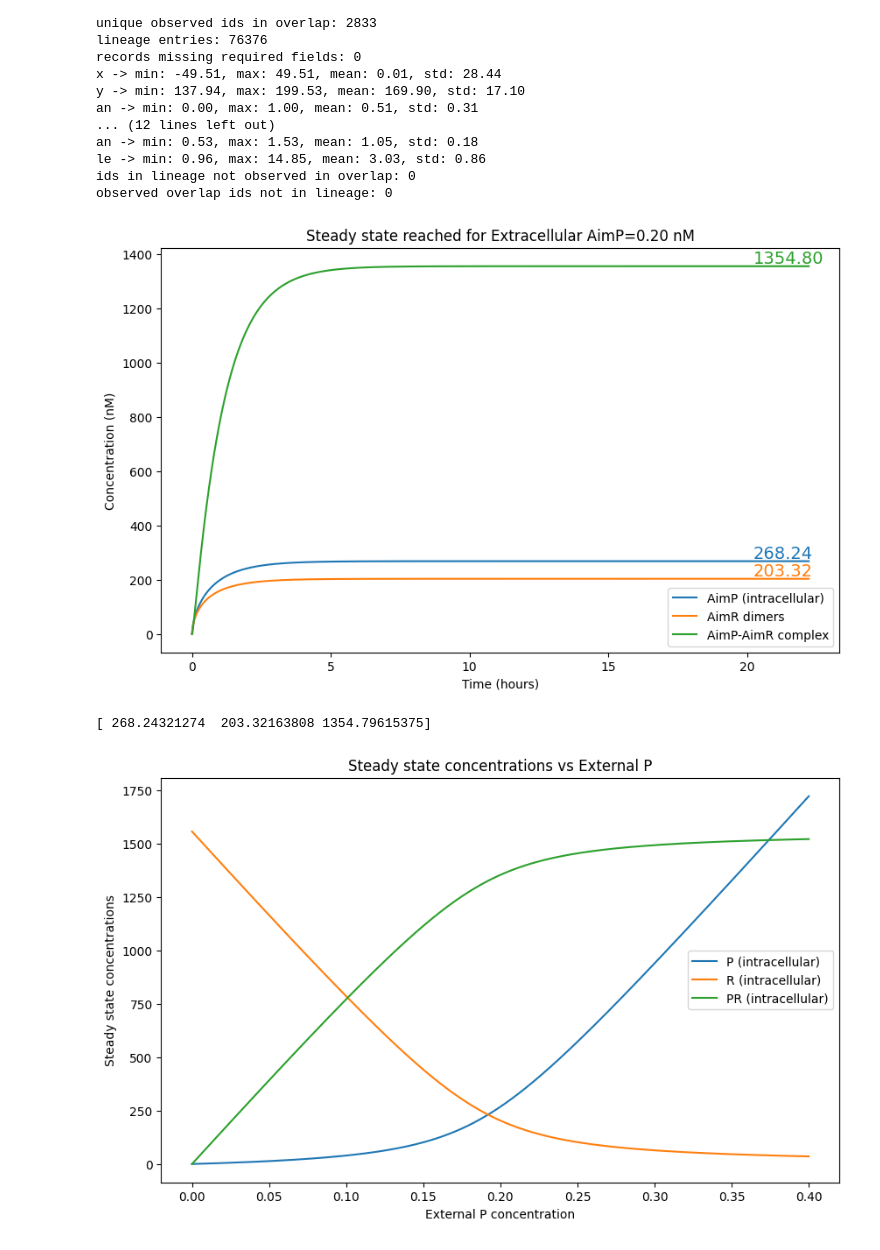
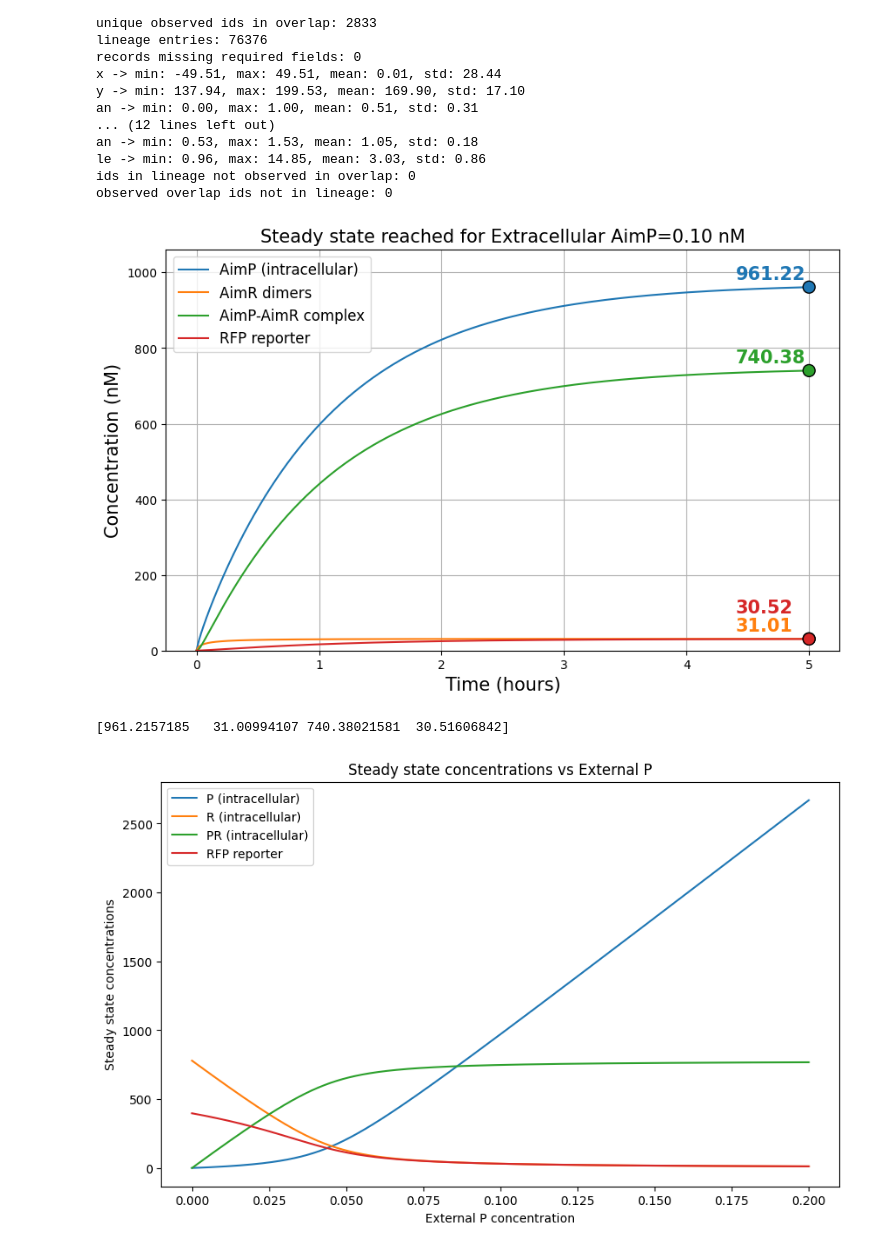
Before and after one commit to CritalMediumBlue/sharedWorkers, a Jupyter notebook: monolayer/steadystates.ipynb, the cells around one changed output. Drawn from its saved outputs; the diff is of its cells as text; code cells hidden in the pictures.

```diff
--- a/monolayer/steadystates.ipynb
+++ b/monolayer/steadystates.ipynb
@@ -291,17 +291,19 @@ observed overlap ids not in lineage: 0
 # %%
 import numpy as np
 import matplotlib.pyplot as plt
-from mpl_toolkits.mplot3d import Axes3D
 
 
 
-Kin = 10.0 #[μm^2/s]
-Ksyn = 0.4 #[nM/s]
+Kin = 15.0 #[μm^2/s]
+Ksyn = 0.2 #[nM/s]
 Kon = 0.001 #[1/(nM*s)]
 Koff = 0.04 #[1/s]
 DilRate = 0.00025672 #[1/s]
-Pext = 0.20 #[nM]
-A = 4.8 #[μm^2]
+Pext = 0.1 #[nM]
+A = 3.4 #[μm^2]
+Kf = 0.2
+Kr = 750 #[nM]
+
 
 
 def ODE(y, Pext):
@@ -309,12 +311,13 @@ def ODE(y, Pext):
     Y[0] = Kin * Pext/A + Koff * y[2] - Kon * y[0] * y[1] - DilRate * y[0] # rate of change of intracellular P
     Y[1] = Ksyn + Koff * y[2] - Kon * y[0] * y[1] - DilRate * y[1] # rate of change of intracellular R
     Y[2] = Kon * y[0] * y[1] - Koff * y[2] - DilRate * y[2] # rate of change of intracellular PR
+    Y[3] = Kf * (y[1] / (Kr + y[1])) - DilRate * y[3] # rate of change of reporter RFP
 
     return Y
 
 
 
-y=np.array([0,0,0]) # Initial conditions: [P, R, PR]
+y=np.array([0,0,0,0]) # Initial conditions: [P, R, PR, RFP]
 
 def RK4_step(y, dt):
     k1 = ODE(y, Pext)
@@ -324,7 +327,7 @@ def RK4_step(y, dt):
 
     return y + (dt / 6) * (k1 + 2*k2 + 2*k3 + k4)
 
-[ti, tf, dt] = [0, 80000, 0.1]
+[ti, tf, dt] = [0, 5*60*60, 0.1]
 number_of_steps = int((tf - ti) / dt)
 time_points = np.linspace(ti, tf, number_of_steps)
 results = np.zeros((number_of_steps, len(y)))
@@ -342,43 +345,47 @@ time_points = time_points * 1/60 * 1/60 # Convert time to hours for plotting
 # %%
 
 plt.figure(figsize=(10, 6))
 plt.plot(time_points, results[:, 0], label='AimP (intracellular)')
 plt.plot(time_points, results[:, 1], label='AimR dimers')
 plt.plot(time_points, results[:, 2], label='AimP-AimR complex')
-plt.text(time_points[-1]-2, results[-1, 0]+10, f"{results[-1, 0]:.2f}", color='C0', fontsize=14)
-plt.text(time_points[-1]-2, results[-1, 1]+10, f"{results[-1, 1]:.2f}", color='C1', fontsize=14)
-plt.text(time_points[-1]-2, results[-1, 2]+10, f"{results[-1, 2]:.2f}", color='C2', fontsize=14)
-plt.xlabel('Time (hours)')
-plt.ylabel('Concentration (nM)')
-plt.title(f"Steady state reached for Extracellular AimP={Pext:.2f} nM")
-plt.legend()
+plt.plot(time_points, results[:, 3], label='RFP reporter')
+plt.text(time_points[-1]-0.6, results[-1, 0]+21, f"{results[-1, 0]:.2f}", color='C0', fontsize=15, fontweight='bold')
+plt.text(time_points[-1]-0.6, results[-1, 1]+21, f"{results[-1, 1]:.2f}", color='C1', fontsize=15, fontweight='bold')
+plt.text(time_points[-1]-0.6, results[-1, 2]+21, f"{results[-1, 2]:.2f}", color='C2', fontsize=15, fontweight='bold')
+plt.text(time_points[-1]-0.6, results[-1, 3]+70, f"{results[-1, 3]:.2f}", color='C3', fontsize=15, fontweight='bold')
+plt.xlabel('Time (hours)', fontsize=15)
+plt.ylabel('Concentration (nM)', fontsize=15)
+plt.title(f"Steady state reached for Extracellular AimP={Pext:.2f} nM", fontsize=15)
+plt.legend(fontsize=12)
+plt.ylim(0, max(results[-1]) + 100)
+plt.scatter([time_points[-1]]*results.shape[1], results[-1, :], color=['C0', 'C1', 'C2', 'C3'], s=100, edgecolor='black', zorder=5)
+plt.grid()
 plt.show()
 
 print(results[-1])
 # %% [output]
-[figure, old version]
+[figure, new version]
-[ 268.24321274  203.32163808 1354.79615375]
+[961.2157185   31.00994107 740.38021581  30.51606842]
 # %%
 lam = Kon*Kin/(A*DilRate*(Koff+DilRate))
 alphaR=Kon*Ksyn/(DilRate*(Koff+DilRate))
+Panalytical = np.linspace(0, 0.2, 1000)
 
-def x(Pext):
+def x_funct(Pext):
     x= ( -( alphaR -lam*Pext + 1) + np.sqrt(  (alphaR - lam*Pext + 1)**2 + 4*lam*Pext  )  ) / (2)
     return x
 
-def y(Pext):
+def y_funct(Pext):
     y = (-(lam*Pext - alphaR + 1) + np.sqrt( (lam*Pext - alphaR + 1)**2 + 4*alphaR  )) / (2)
     return y
 
-Panalytical = np.linspace(0, 0.4, 1000)
-
-
 
 def generalSteadyState(Pext):
-    p=Kin*Pext/(A*DilRate*(1+y(Pext)))
-    r=Ksyn/(DilRate*(1+x(Pext)))
+    p=Kin*Pext/(A*DilRate*(1+y_funct(Pext)))
+    r=Ksyn/(DilRate*(1+x_funct(Pext)))
     pr=Kon*p*r/(Koff+DilRate)
-    sol = np.array([p, r, pr])
+    f = Kf * (r / (Kr + r)) / DilRate
+    sol = np.array([p, r, pr, f])
     return sol
 
 Analyticalsteady_states = np.array([generalSteadyState(p) for p in Panalytical])
@@ -387,12 +394,13 @@ plt.figure(figsize=(10, 6))
 plt.plot(Panalytical, Analyticalsteady_states[:, 0], label='P (intracellular)')
 plt.plot(Panalytical, Analyticalsteady_states[:, 1], label='R (intracellular)')
 plt.plot(Panalytical, Analyticalsteady_states[:, 2], label='PR (intracellular)')
+plt.plot(Panalytical, Analyticalsteady_states[:, 3], label='RFP reporter')
 plt.xlabel('External P concentration')
 plt.ylabel('Steady state concentrations')
 plt.title('Steady state concentrations vs External P')
 plt.legend()
 plt.show()
 # %% [output]
-[figure, old version]
+[figure, new version]
 # %%
 
```
Also changed, not shown: parts of 9 cells of this notebook.
